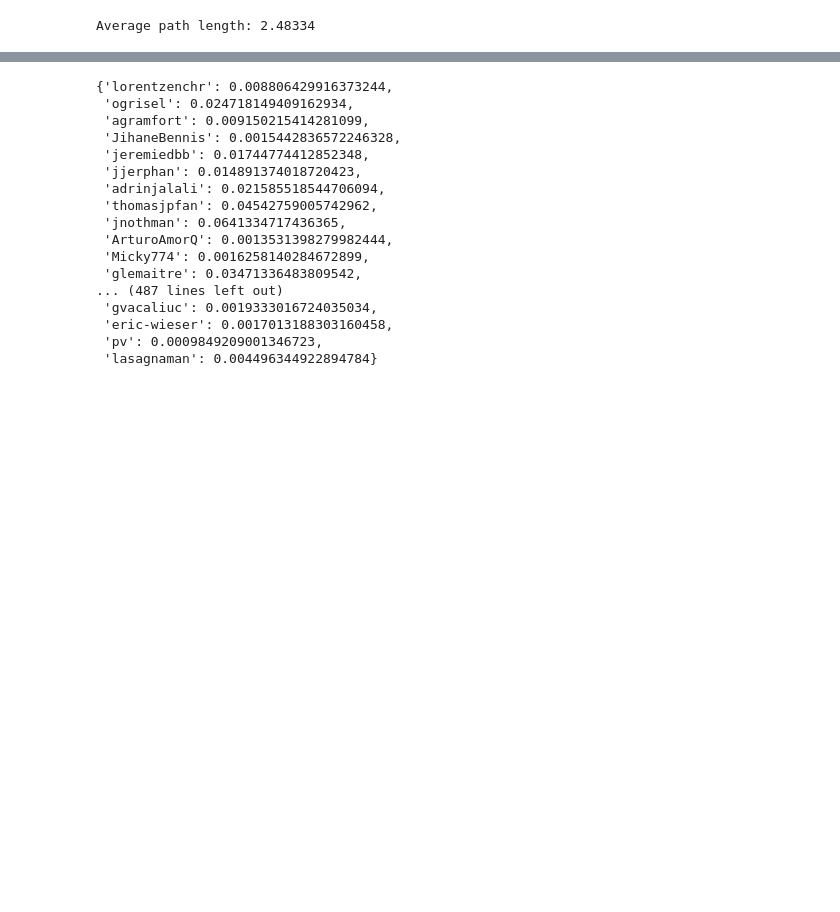
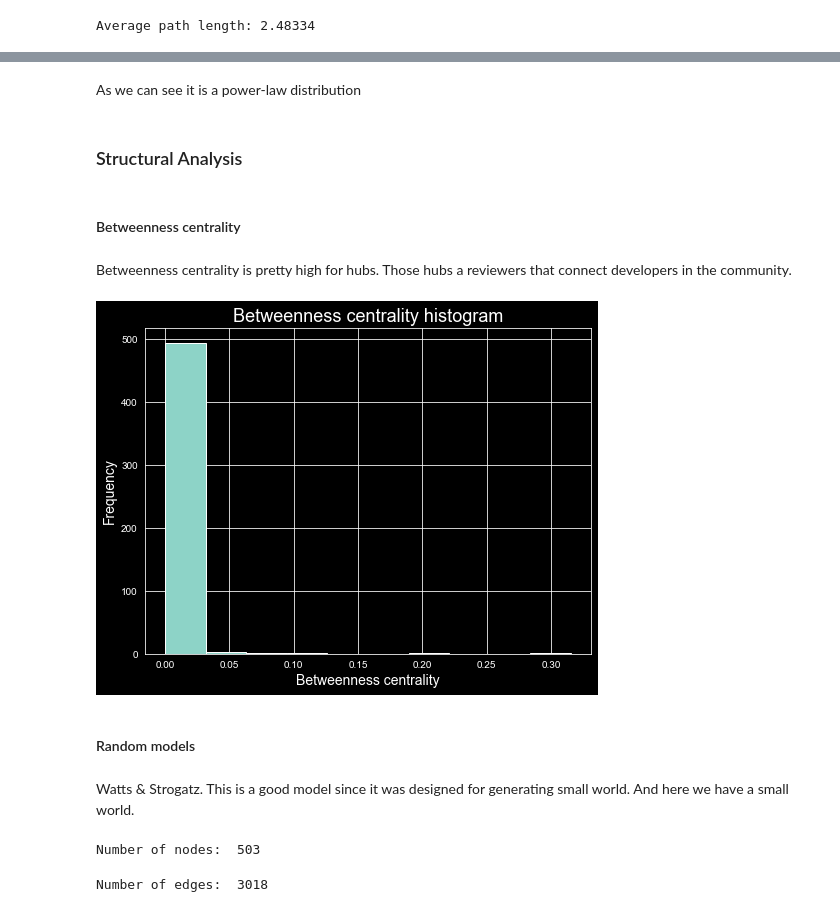
Before and after one commit to gaarutyunov/savn-project, a Jupyter notebook: Arutyunov_source.ipynb, the cells around one changed output, grey strips where cells are left out. Cells and saved outputs as stored; diff of their text form; code cells hidden in the pictures; blank space fills up the shorter version.

```diff
--- a/Arutyunov_source.ipynb
+++ b/Arutyunov_source.ipynb
@@ -208,20 +194,22 @@ plt.show()
-# %%
-nx.pagerank(g)
-# %% [output]
-{'lorentzenchr': 0.008806429916373244,
- 'ogrisel': 0.024718149409162934,
- 'agramfort': 0.009150215414281099,
- 'JihaneBennis': 0.0015442836572246328,
- 'jeremiedbb': 0.01744774412852348,
- 'jjerphan': 0.014891374018720423,
- 'adrinjalali': 0.021585518544706094,
- 'thomasjpfan': 0.04542759005742962,
- 'jnothman': 0.0641334717436365,
- 'ArturoAmorQ': 0.0013531398279982444,
- 'Micky774': 0.0016258140284672899,
- 'glemaitre': 0.03471336483809542,
-... (487 lines left out)
- 'gvacaliuc': 0.0019333016724035034,
- 'eric-wieser': 0.0017013188303160458,
- 'pv': 0.0009849209001346723,
- 'lasagnaman': 0.004496344922894784}
+# %% [markdown]
+As we can see it is a power-law distribution
+# %% [markdown]
+### Structural Analysis
+# %% [markdown]
+#### Betweenness centrality
+# %% [markdown]
+Betweenness centrality is pretty high for hubs. Those hubs a reviewers that connect developers in the community.
+# %%
+bc = nx.betweenness_centrality(g_u)
+plt.hist(bc.values())
+plt.title('Betweenness centrality histogram', fontdict={'size': '18'})
+plt.ylabel('Frequency', fontdict={'size': '14'})
+plt.xlabel('Betweenness centrality', fontdict={'size': '14'})
+plt.gcf().set_size_inches(8, 6)
+plt.savefig('presentation/public/betweenness-plot.svg')
+# %% [output]
+[figure, added]
+# %% [markdown]
+#### Random models
+# %% [markdown]
+Watts & Strogatz. This is a good model since it was designed for generating small world. And here we have a small world.
@@ -227,0 +219,8 @@ nx.pagerank(g)
+# %%
+print('Number of nodes: ', ws.number_of_nodes())
+# %% [output]
+Number of nodes:  503
+# %%
+print('Number of edges: ', ws.number_of_edges())
+# %% [output]
+Number of edges:  3018
```
Also changed, not shown: parts of 41 cells of this notebook, 29 other files.
